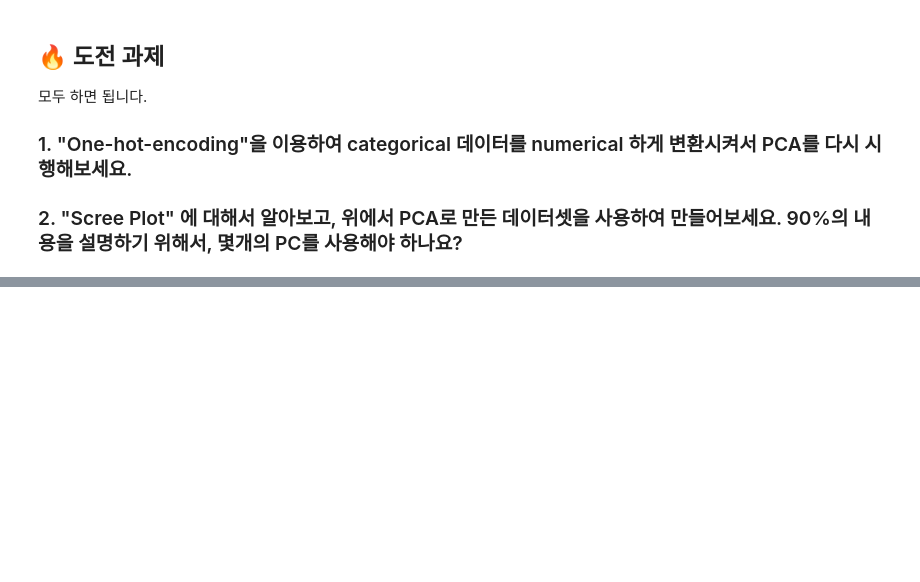
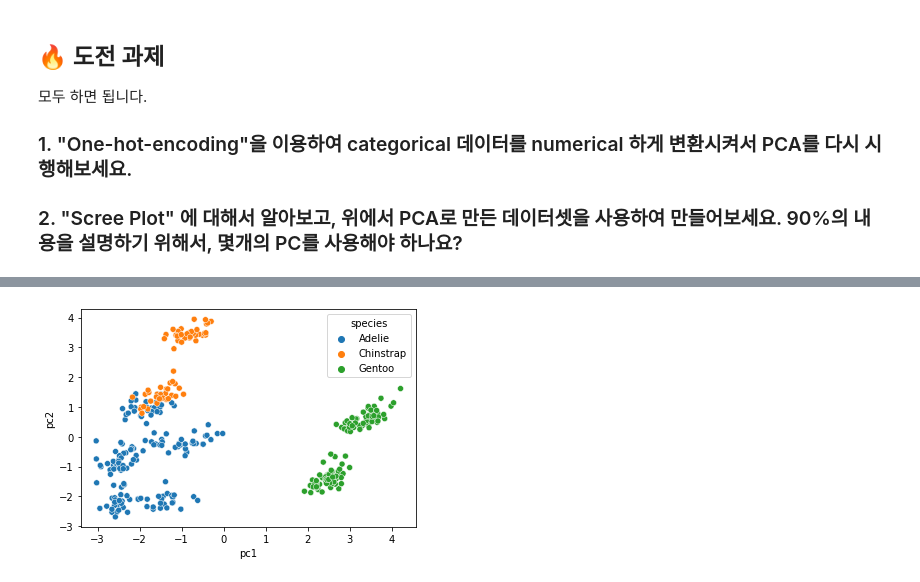
Before and after one commit to JinHyun-P/HelloGit, a Jupyter notebook: n133a_high_dimensional_data_ipynb의_사본.ipynb, the cells around one changed output, grey strips where cells are left out. Drawn from its saved outputs; the diff is of its cells as text; code cells hidden in the pictures; blank space fills up the shorter version.

```diff
--- a/n133a_high_dimensional_data_ipynb의_사본.ipynb
+++ b/n133a_high_dimensional_data_ipynb의_사본.ipynb
@@ -175,0 +149,3 @@ oh_penguin = pd.get_dummies(c_penguin)
+# %%
+oh_df = pd.get_dummies(df)
+oh_df.head()
@@ -176,3 +159,5 @@ oh_penguin = pd.get_dummies(c_penguin)
+# %%
+oh_df = oh_df.dropna()
 # %%
 from numpy import array
 from sklearn.preprocessing import StandardScaler
@@ -180,17 +165,17 @@ from sklearn.decomposition import PCA
 
 scaler = StandardScaler()
 
-Z = scaler.fit_transform(oh_penguin)
-print("\n Standardized Data: \n", Z)
+Z1 = scaler.fit_transform(oh_df)
+print("\n Standardized Data: \n", Z1)
 
 pca = PCA(2)
 
-pca.fit(Z)
+pca.fit(Z1)
 
 print("\n Eigenvectors: \n", pca.components_)
 print("\n Eigenvalues: \n",pca.explained_variance_)
 
-B = pca.transform(Z)
-print("\n Projected Data: \n", B)
+B1 = pca.transform(Z1)
+print("\n Projected Data: \n", B1)
 # %% [output]
  Standardized Data:
@@ -212,0 +198,3 @@ print("\n Projected Data: \n", B)
+# %%
+oh_df_pc12 = pd.DataFrame(B1, columns = ['pc1', 'pc2'])
+oh_df_pc12.head()
@@ -212,0 +208,5 @@ print("\n Projected Data: \n", B)
+# %%
+sns.scatterplot(oh_df_pc12['pc1'], oh_df_pc12['pc2'], hue = df['species'])
+plt.show()
+# %% [output]
+[figure, added]
```
Also changed, not shown: parts of 13 cells of this notebook.
